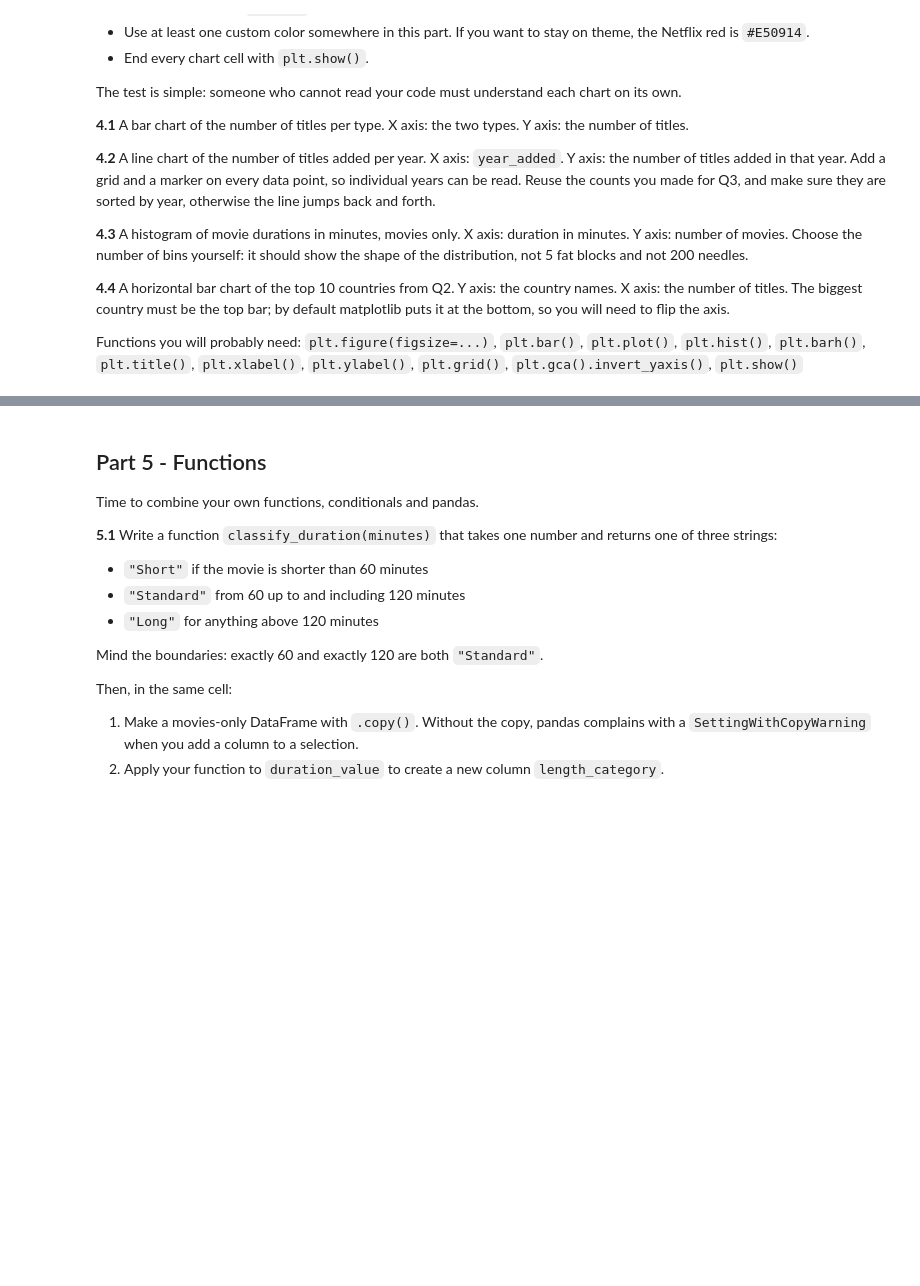
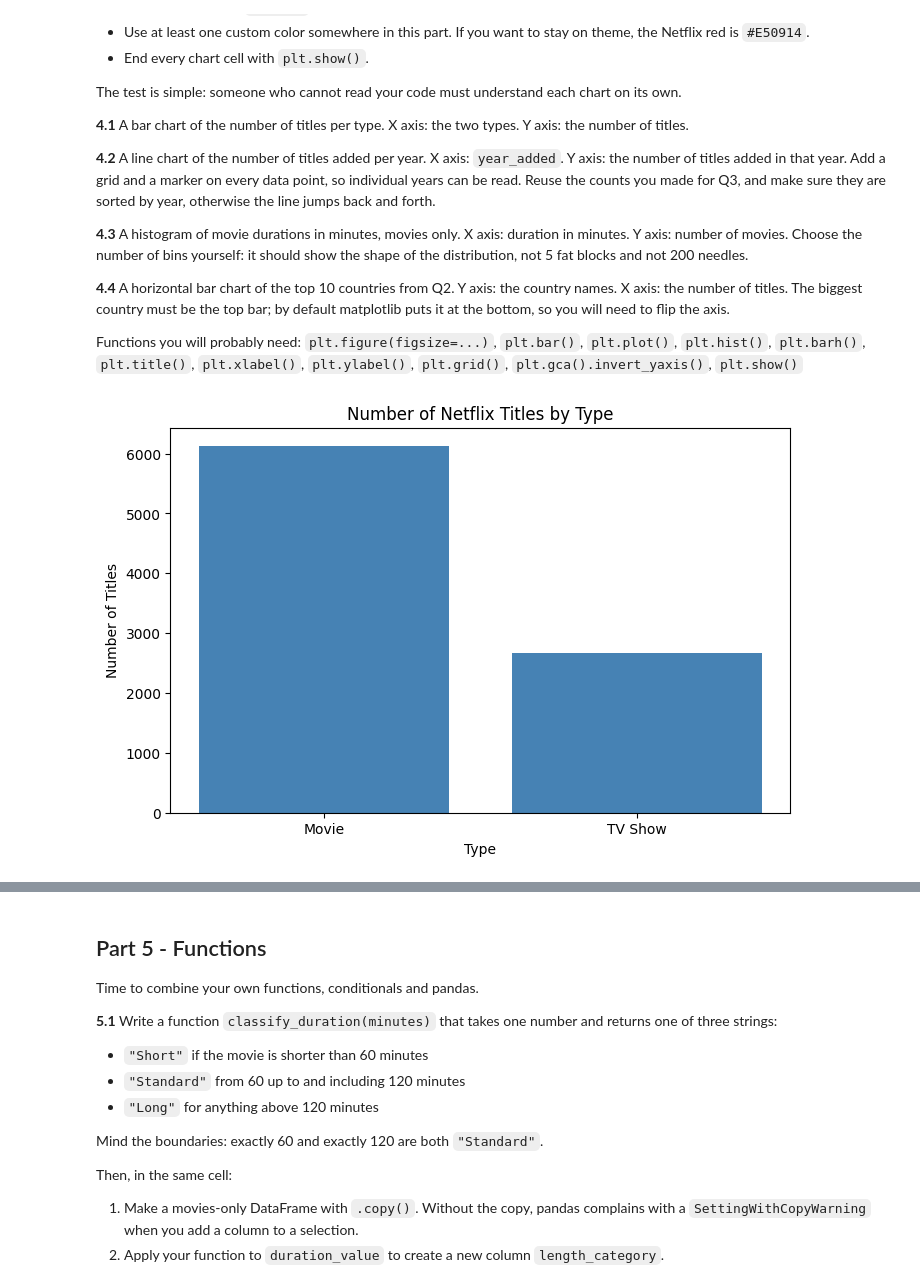
Before and after one commit to boryanakostadinova87-cyber/Final-Project-1, a Jupyter notebook: DS_FinalProject_Assignment.ipynb, the cells around one changed output, grey strips where cells are left out. Drawn from its saved outputs; the diff is of its cells as text; code cells hidden in the pictures; blank space fills up the shorter version.

```diff
--- a/DS_FinalProject_Assignment.ipynb
+++ b/DS_FinalProject_Assignment.ipynb
@@ -104,3 +169,8 @@ End the cell by showing `type`, `duration`, `duration_value` and `duration_unit`
 Functions you will probably need: `.fillna()`, `.dropna(subset=...)`, `pd.to_datetime()`, `.str.strip()`, `.dt.year`, `.str.split()`, `.str[0]`, `.astype(int)`
 # %%
 # 2.1 - replace missing director, cast and country with "Unknown" + check
+df["director"] = df["director"].fillna("Unknown")
+df["cast"] = df["cast"].fillna("Unknown")
+df["country"] = df["country"].fillna("Unknown")
+
+print(df[["director", "cast", "country"]].isna().sum())
@@ -107,2 +182,10 @@ Functions you will probably need: `.fillna()`, `.dropna(subset=...)`, `pd.to_dat
 # %%
 # 2.2 - drop rows with missing date_added, rating or duration + print removed/remaining
+rows_before = len(df)
+
+df = df.dropna(subset=["date_added", "rating", "duration"])
+
+rows_after = len(df)
+
+print(f"Rows removed: {rows_before - rows_after}")
+print(f"Rows remaining: {rows_after}")
@@ -109,2 +195,7 @@ Functions you will probably need: `.fillna()`, `.dropna(subset=...)`, `pd.to_dat
 # %%
 # 2.3 - convert date_added to datetime, create year_added + show first 5 rows
+df["date_added"] = pd.to_datetime(df["date_added"].str.strip())
+
+df["year_added"] = df["date_added"].dt.year
+
+print(df[["title", "date_added", "year_added"]].head(5))
@@ -111,2 +209,6 @@ Functions you will probably need: `.fillna()`, `.dropna(subset=...)`, `pd.to_dat
 # %%
 # 2.4 - split duration into duration_value (int) and duration_unit + show first 8 rows
+df["duration_value"] = df["duration"].str.split().str[0].astype(int)
+df["duration_unit"] = df["duration"].str.split().str[1]
+
+print(df[["type", "duration", "duration_value", "duration_unit"]].head(8))
@@ -219,0 +478,14 @@ Functions you will probably need: `plt.figure(figsize=...)`, `plt.bar()`, `plt.p
+# %%
+# 4.1 - bar chart: titles by type
+type_counts = df["type"].value_counts()
+
+plt.figure(figsize=(8, 5))
+plt.bar(type_counts.index, type_counts.values, color="steelblue")
+
+plt.title("Number of Netflix Titles by Type")
+plt.xlabel("Type")
+plt.ylabel("Number of Titles")
+
+plt.show()
+# %% [output]
+[figure, added]
```
Also changed, not shown: parts of 34 cells of this notebook.
